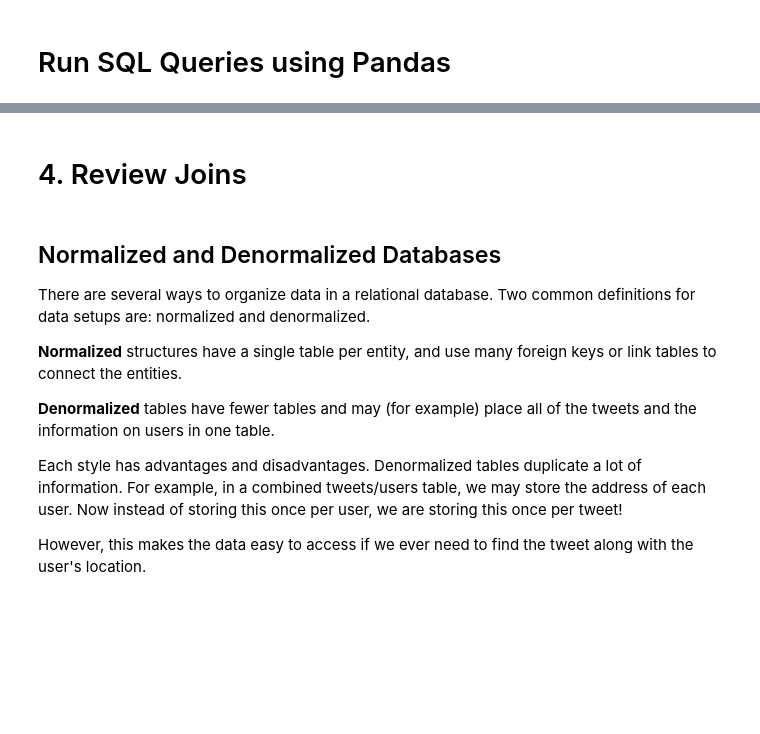
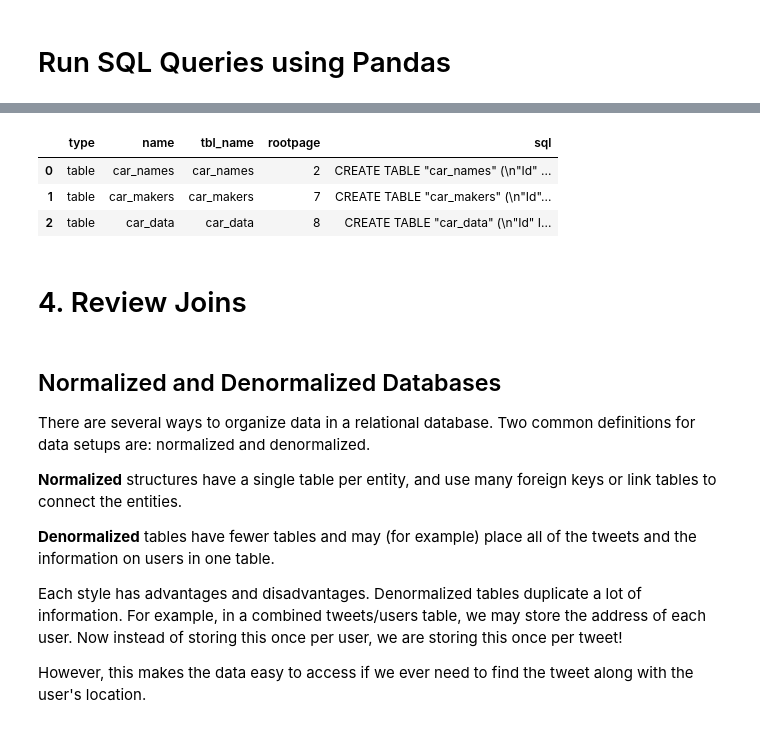
Before and after one commit to matthewbrems/old, a Jupyter notebook: curriculum/05-week/5.03-sql-and-pandas/sql-and-pandas.ipynb, the cells around one changed output, grey strips where cells are left out. Cells and saved outputs as stored; diff of their text form; code cells hidden in the pictures; blank space fills up the shorter version.

```diff
--- a/curriculum/05-week/5.03-sql-and-pandas/sql-and-pandas.ipynb
+++ b/curriculum/05-week/5.03-sql-and-pandas/sql-and-pandas.ipynb
@@ -191,5 +222,13 @@ sql.read_sql('select * from car_names', connection).head()
 # %%
 # Figure out how to read all the table names in a connection.
+
+
+sql.read_sql('select * from sqlite_master', connection).head()
+# %% [output]
+|  | type | name | tbl_name | rootpage | sql |
+| 0 | table | car_names | car_names | 2 | CREATE TABLE "car_names" (\n"Id" ... |
+| 1 | table | car_makers | car_makers | 7 | CREATE TABLE "car_makers" (\n"Id"... |
+| 2 | table | car_data | car_data | 8 | CREATE TABLE "car_data" (\n"Id" I... |
 # %% [markdown]
 # 4. Review Joins
 # %% [markdown]
```
Also changed, not shown: parts of 17 cells of this notebook, 3 other files.
